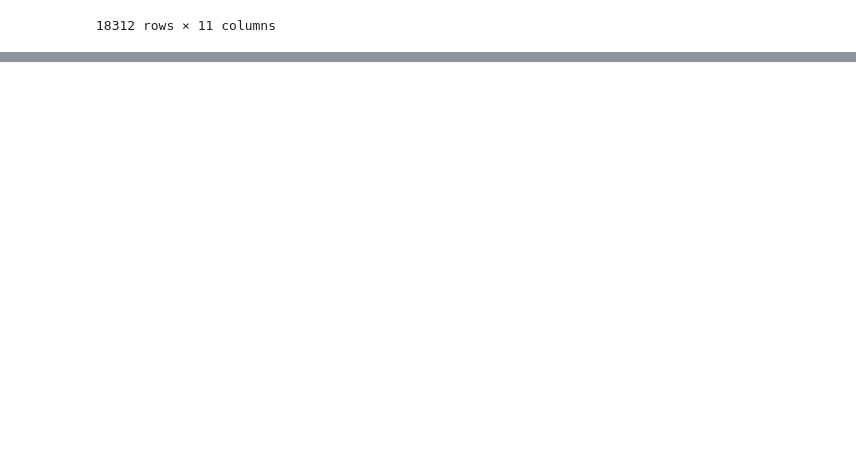
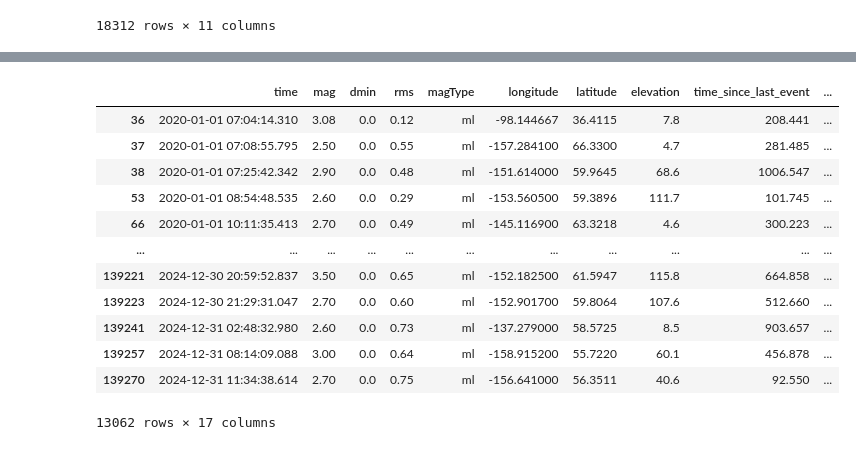
Before and after one commit to Rishit605/earthquake-prediction, a Jupyter notebook: notebook/eda.ipynb, the cells around one changed output, grey strips where cells are left out. Cells and saved outputs as stored; diff of their text form; code cells hidden in the pictures; blank space fills up the shorter version.

```diff
--- a/notebook/eda.ipynb
+++ b/notebook/eda.ipynb
@@ -820,0 +1090,18 @@ AttributeError: 'str' object has no attribute 'coords'
+# %%
+pesudo_df3 = df_no_mean_fill.copy()
+pesudo_df4 = pesudo_df3[pesudo_df3['dmin'] == 0]
+pesudo_df4
+# %% [output]
+|  | time | mag | dmin | rms | magType | longitude | latitude | elevation | time_since_last_event | ... |
+| 36 | 2020-01-01 07:04:14.310 | 3.08 | 0.0 | 0.12 | ml | -98.144667 | 36.4115 | 7.8 | 208.441 | ... |
+| 37 | 2020-01-01 07:08:55.795 | 2.50 | 0.0 | 0.55 | ml | -157.284100 | 66.3300 | 4.7 | 281.485 | ... |
+| 38 | 2020-01-01 07:25:42.342 | 2.90 | 0.0 | 0.48 | ml | -151.614000 | 59.9645 | 68.6 | 1006.547 | ... |
+| 53 | 2020-01-01 08:54:48.535 | 2.60 | 0.0 | 0.29 | ml | -153.560500 | 59.3896 | 111.7 | 101.745 | ... |
+| 66 | 2020-01-01 10:11:35.413 | 2.70 | 0.0 | 0.49 | ml | -145.116900 | 63.3218 | 4.6 | 300.223 | ... |
+| ... | ... | ... | ... | ... | ... | ... | ... | ... | ... | ... |
+| 139221 | 2024-12-30 20:59:52.837 | 3.50 | 0.0 | 0.65 | ml | -152.182500 | 61.5947 | 115.8 | 664.858 | ... |
+| 139223 | 2024-12-30 21:29:31.047 | 2.70 | 0.0 | 0.60 | ml | -152.901700 | 59.8064 | 107.6 | 512.660 | ... |
+| 139241 | 2024-12-31 02:48:32.980 | 2.60 | 0.0 | 0.73 | ml | -137.279000 | 58.5725 | 8.5 | 903.657 | ... |
+| 139257 | 2024-12-31 08:14:09.088 | 3.00 | 0.0 | 0.64 | ml | -158.915200 | 55.7220 | 60.1 | 456.878 | ... |
+| 139270 | 2024-12-31 11:34:38.614 | 2.70 | 0.0 | 0.75 | ml | -156.641000 | 56.3511 | 40.6 | 92.550 | ... |
+13062 rows × 17 columns
```
Also changed, not shown: parts of 28 cells of this notebook, 4 other files.
